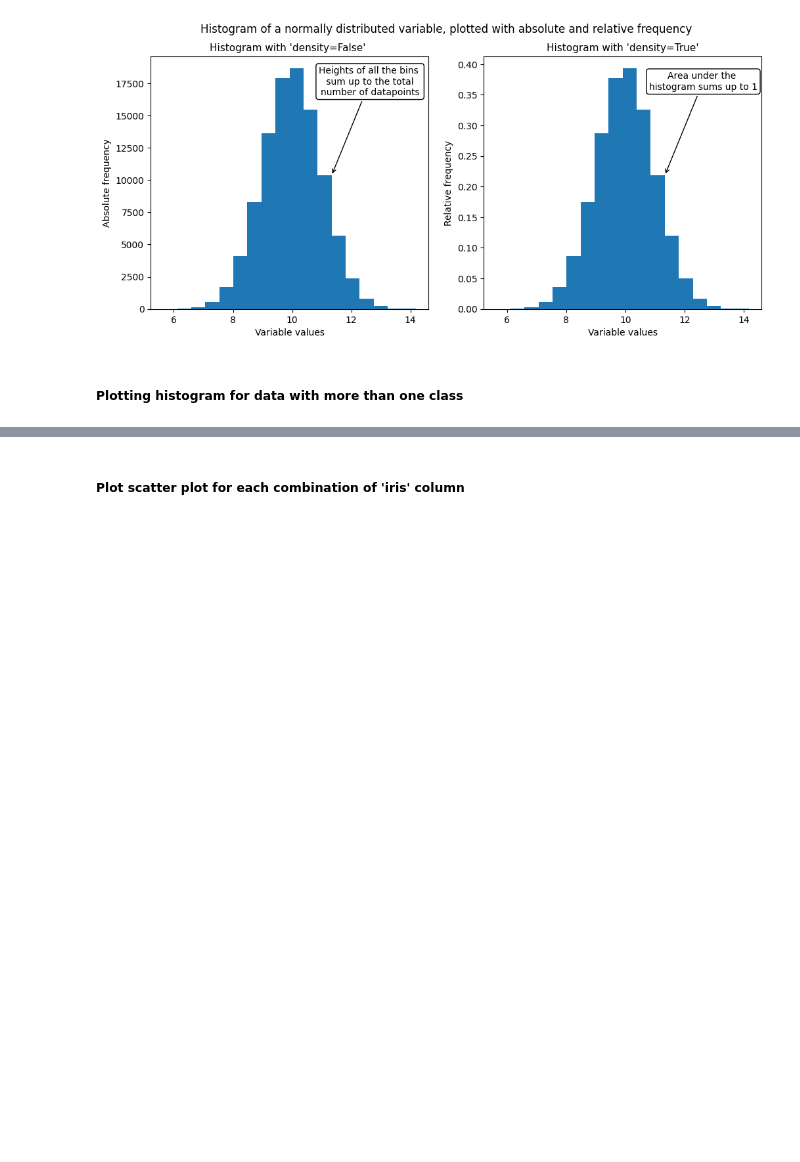
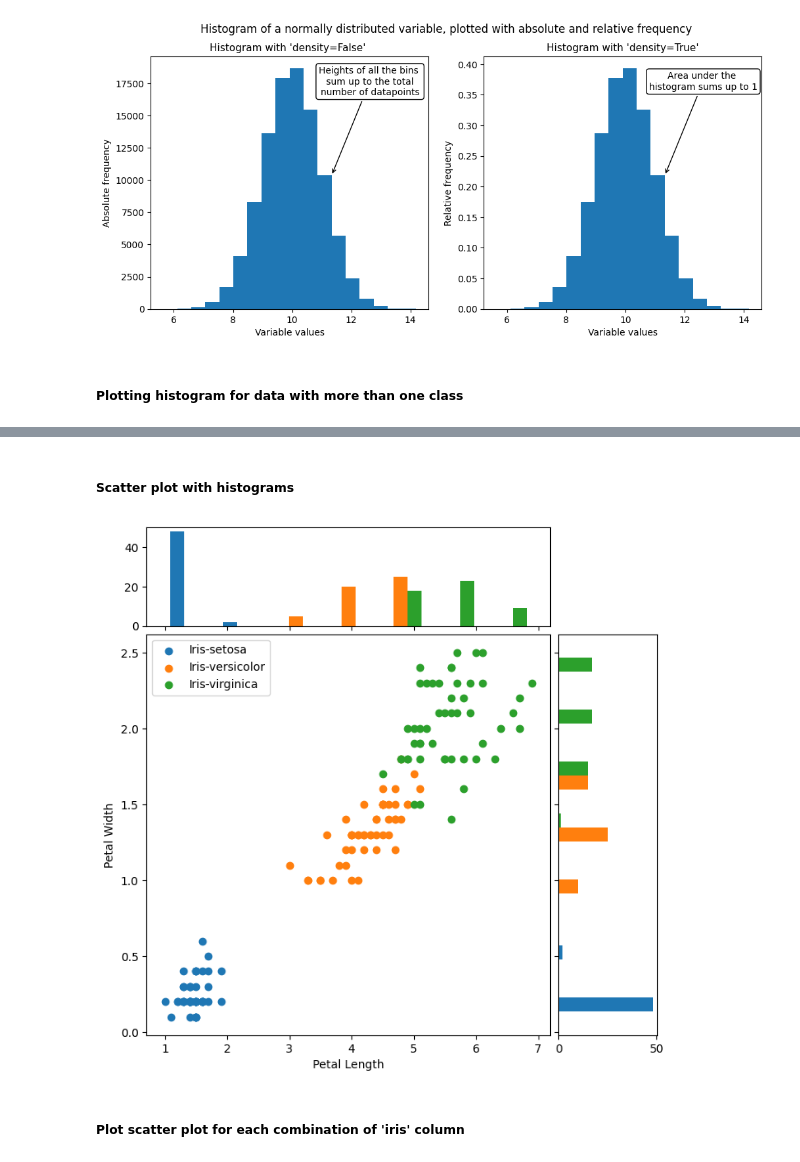
Before and after one commit to przemekbil/FoDA_2021, a Jupyter notebook: pyplot.ipynb, the cells around one changed output, grey strips where cells are left out. Cells and saved outputs as stored; diff of their text form; code cells hidden in the pictures; blank space fills up the shorter version.

```diff
--- a/pyplot.ipynb
+++ b/pyplot.ipynb
@@ -624,3 +626,79 @@ plt.plot()
+# %% [markdown]
+##### Scatter plot with histograms
+# %%
+# Reset Matplotlib style back to default, as per:
+# https://stackoverflow.com/questions/26413185/how-to-recover-matplotlib-defaults-after-setting-stylesheet
+mpl.rcParams.update(mpl.rcParamsDefault)
+
+# Plot based on : https://matplotlib.org/stable/gallery/axes_grid1/scatter_hist_locatable_axes.html
+fig, ax = plt.subplots(figsize=(8, 8))
+
+# Create an empty sepal_l list
+petal_l=[]
+# Create an empty sepal_l list
+petal_w=[]
+
+# append the list of sepal_length for each Iris Class
+for c in iris['Class'].unique():
+
+    # take a slice of the data frame, that relates to single class for the Petal width and Petal length
+    lenghts = iris[iris['Class']==c]['Petal_Length'].to_list()
+    widths = iris[iris['Class']==c]['Petal_Width'].to_list()
+    # Add each class dimensions as a separate list
+    ax.scatter(lenghts, widths, label=c)
+
+    # Append the lists of dimension for each class to the petal_l and petal_w lists
+    petal_l.append(lenghts)
+    petal_w.append(widths)
+
+# Set the labels on the Axis
+ax.set_xlabel('Petal Length', fontsize=10)
+ax.set_ylabel('Petal Width', fontsize=10)
+
+# Set the same scaling for th eX and Y axis
+#ax.set_aspect(1.)
+
+# create new axes on the right and on the top of the current axes
+divider = make_axes_locatable(ax)
+
+# add the top Axes
+ax_histx = divider.append_axes("top",
+                               1.2,
+                               pad=0.1,
+                               sharex=ax                  # x axis will be the same as in main Axes 'ax'
+                              )
+
+# Remove the tick labels from the bottom of th etop Axes
+ax_histx.xaxis.set_tick_params(labelbottom=False)
+
+# add the right Axes
+ax_histy = divider.append_axes("right",
+                               1.2,
+                               pad=0.1,
+                               sharey=ax                   # y axis will be the same as in main Axes 'ax'
+                              )
+# Remove the
+ax_histy.yaxis.set_tick_params(labelleft=False)
+
+
+# Calculate number of Histogram bins using Sturge’s Rule
+# as per: https://www.statisticshowto.com/choose-bin-sizes-statistics/
+# Use thelength of the first class as a number of datapoints
+n_bins = int(1 + np.round( 3.322 * np.log10(len(sepal_l[0])) ))
+
+# Add histogram of the petal length above the scatter plot
+n, bins, patches = ax_histx.hist(petal_l, n_bins, label=iris['Class'].unique(), histtype='bar', stacked=False)
+
+# Add histogram of the petal width on the right to the scatter plot
+n, bins, patches = ax_histy.hist(petal_w, n_bins, label=iris['Class'].unique(), histtype='bar', stacked=False, orientation='horizontal')
+
+# Show the colours of each class on th emain Axes
+# Colours are the same on all 3 Axes, so showing the legend only on the scatter plot
+ax.legend()
+
+plt.show()
+# %% [output]
+[figure, added]
 # %%
 # Only numeric columns selected from Iris df as per:
 # https://stackoverflow.com/questions/25039626/how-do-i-find-numeric-columns-in-pandas
```
Also changed, not shown: parts of 2 cells of this notebook.
